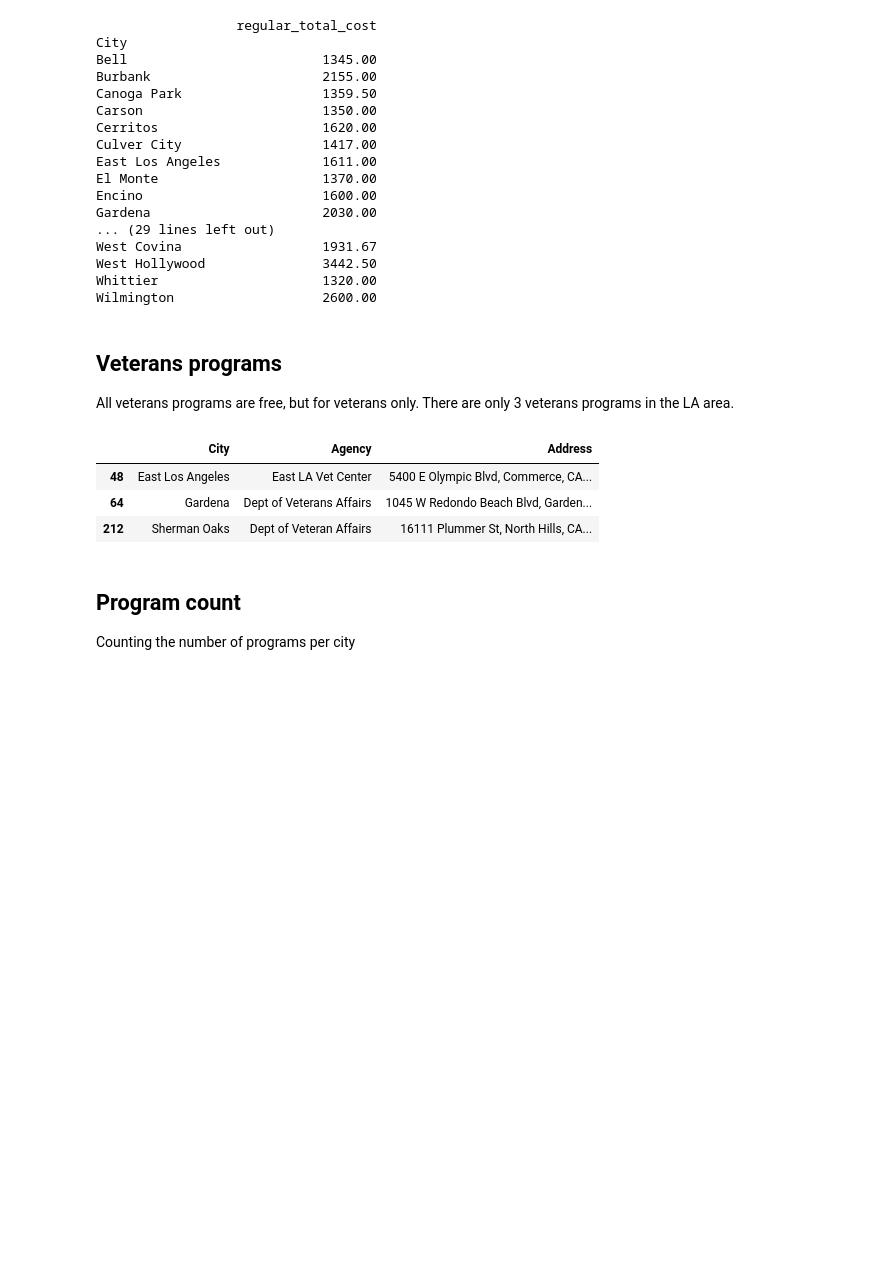
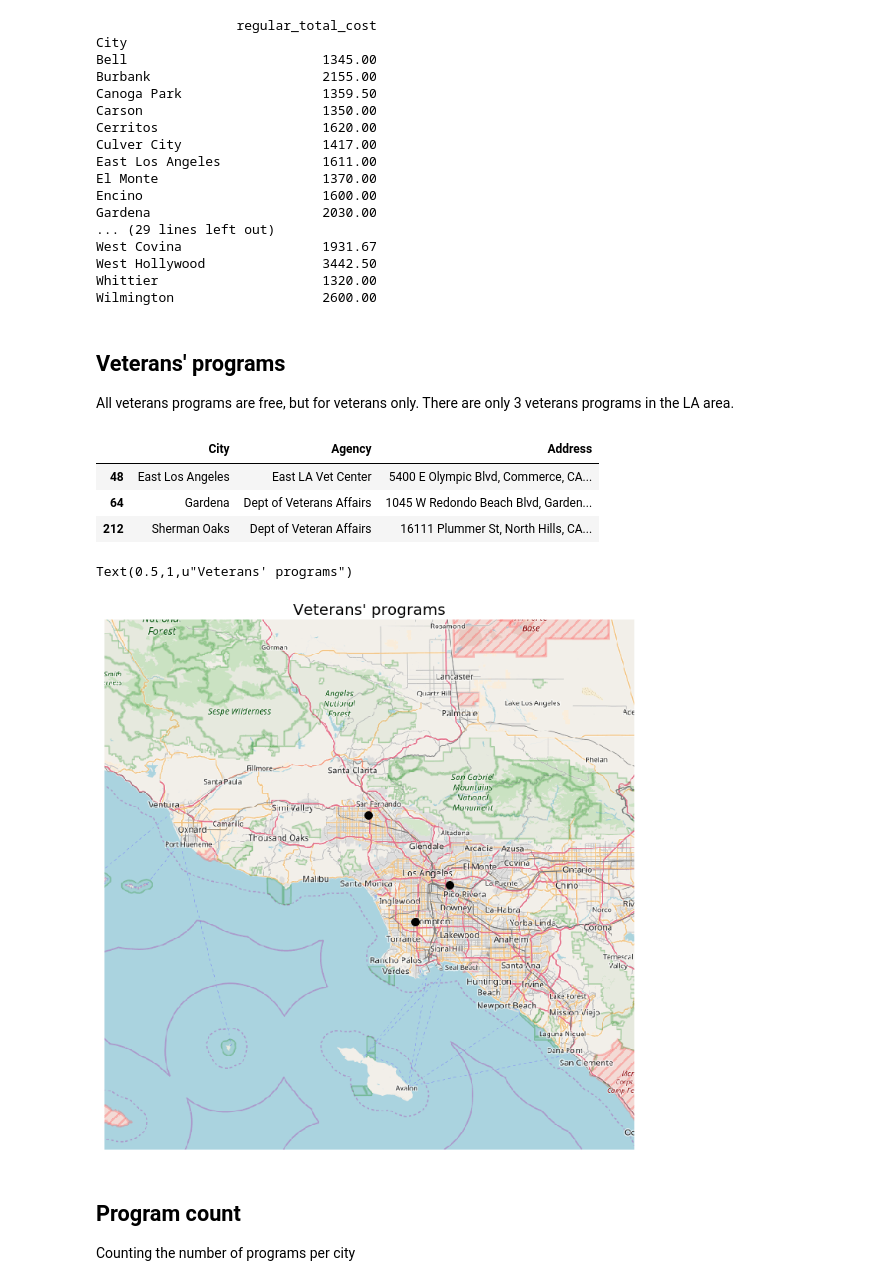
Before and after one commit to anzelpwj/DV_program_analysis, a Jupyter notebook: DV_program_analysis.ipynb, the cells around one changed output. Saved outputs shown, nothing was run; the diff lists cells and outputs as text; code cells hidden in the pictures; blank space fills up the shorter version.

```diff
--- a/DV_program_analysis.ipynb
+++ b/DV_program_analysis.ipynb
@@ -213,17 +223,26 @@ West Hollywood               3442.50
 Whittier                     1320.00
 Wilmington                   2600.00
 # %% [markdown]
-## Veterans programs
+## Veterans' programs
 
 All veterans programs are free, but for veterans only. There are only 3 veterans programs in the LA area.
 # %%
-vets = data[data['Veterans_only']][['City', 'Agency', 'Address']]
-vets
+vets = data[data['Veterans_only']][['City', 'Agency', 'Address', 'Lat', 'Long']]
+vets[['City', 'Agency', 'Address']]
 # %% [output]
 |  | City | Agency | Address |
 | 48 | East Los Angeles | East LA Vet Center | 5400 E Olympic Blvd, Commerce, CA... |
 | 64 | Gardena | Dept of Veterans Affairs | 1045 W Redondo Beach Blvd, Garden... |
 | 212 | Sherman Oaks | Dept of Veteran Affairs | 16111 Plummer St, North Hills, CA... |
+# %%
+smap = smopy.Map((33.5, -119., 34.5, -118.), z=9)
+x, y = smap.to_pixels(vets['Lat'], vets['Long'])
+ax = smap.show_mpl(figsize=(10, 10))
+ax.plot(x, y, 'ok', ms=10)
+ax.set_title("Veterans' programs", fontsize=20)
+# %% [output]
+Text(0.5,1,u"Veterans' programs")
+[figure, added]
 # %% [markdown]
 ## Program count
 
```
Also changed, not shown: parts of 4 cells of this notebook.
